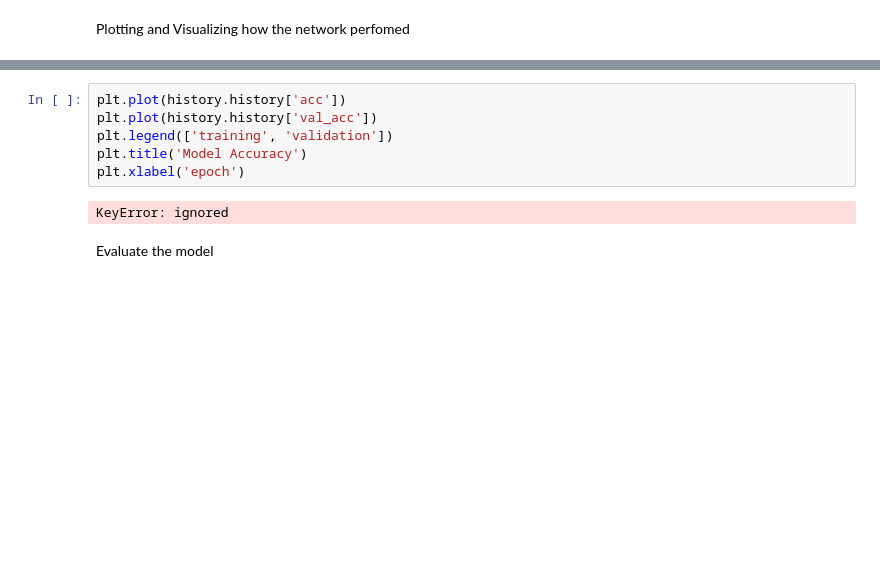
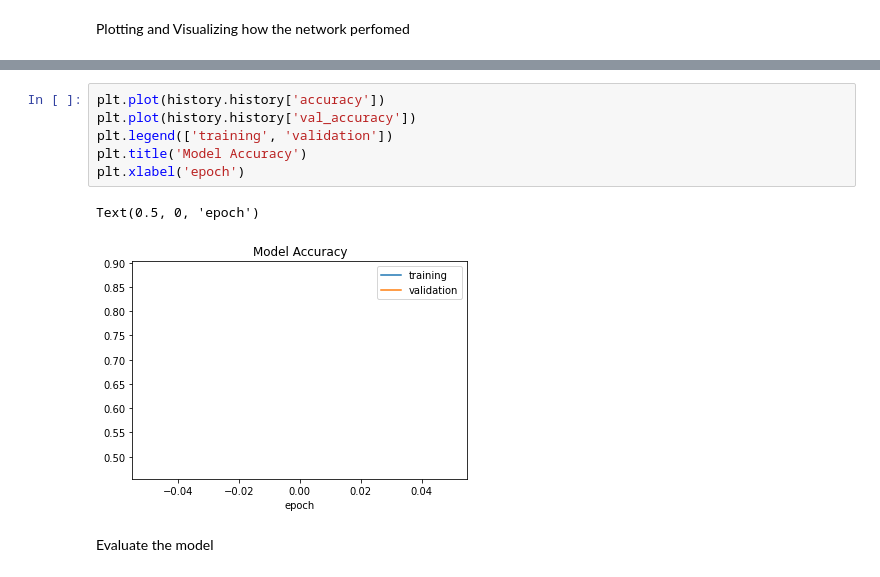
Before and after one commit to abhishekgedelacode/lgitr, a Jupyter notebook: Traffic_Sign_Classification.ipynb, the cells around one changed output, grey strips where cells are left out. Saved outputs shown, nothing was run; the diff lists cells and outputs as text; blank space fills up the shorter version.

```diff
--- a/Traffic_Sign_Classification.ipynb
+++ b/Traffic_Sign_Classification.ipynb
@@ -302,11 +302,12 @@ Text(0.5, 0, 'epoch')
 # %%
-plt.plot(history.history['acc'])
-plt.plot(history.history['val_acc'])
+plt.plot(history.history['accuracy'])
+plt.plot(history.history['val_accuracy'])
 plt.legend(['training', 'validation'])
 plt.title('Model Accuracy')
 plt.xlabel('epoch')
 # %% [output]
-KeyError: ignored
+Text(0.5, 0, 'epoch')
+[figure, added]
 # %% [markdown]
 Evaluate the model
 # %%
```
Also changed, not shown: parts of 9 cells of this notebook.
